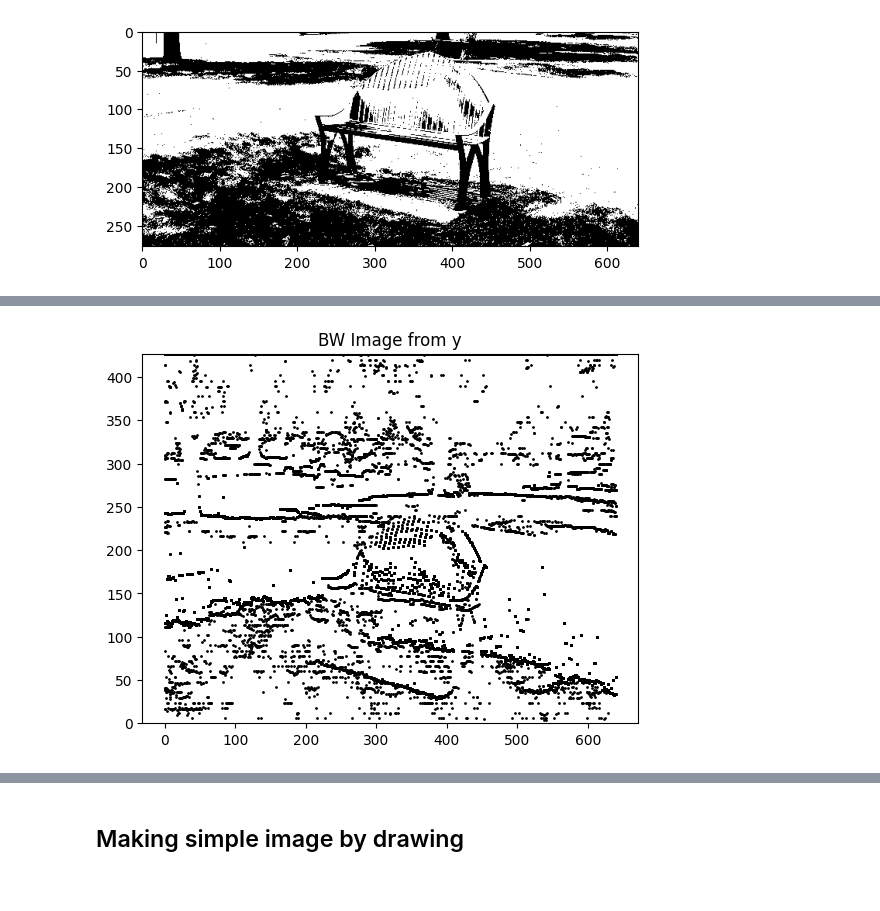
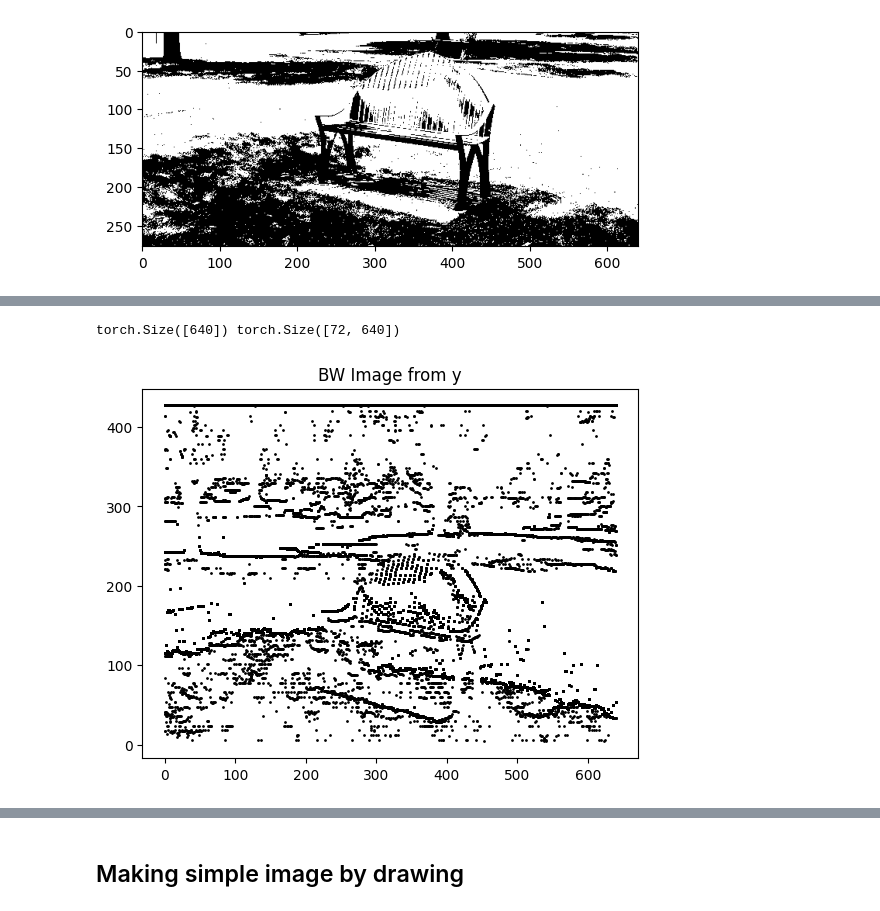
Before and after one commit to sjamthe/customNNexperiments, a Jupyter notebook: ImageUnderstanding-1.ipynb, the cells around one changed output, grey strips where cells are left out. Cells and saved outputs as stored; diff of their text form; code cells hidden in the pictures.

```diff
--- a/ImageUnderstanding-1.ipynb
+++ b/ImageUnderstanding-1.ipynb
@@ -98,12 +126,14 @@ def bwarray_to_xy(bw_array, step):
 # %%
 # Get x,y from BW image
 step = 6
 x, y = bwarray_to_xy(bw_array, step)
+print(x.shape, y.shape)
 
 # Plot the y,x coordinates to confirm they represent image
-plt.ylim(ymin=0, ymax=image_height)
+#plt.ylim(ymin=0, ymax=image_height)
 plt.title("BW Image from y")
 for i in torch.arange(y.shape[0]):
     plt.scatter(x, y[i] ,s=1,c='black')
 # %% [output]
+torch.Size([640]) torch.Size([72, 640])
-[figure, old version]
+[figure, new version]
```
Also changed, not shown: parts of 4 cells of this notebook.
